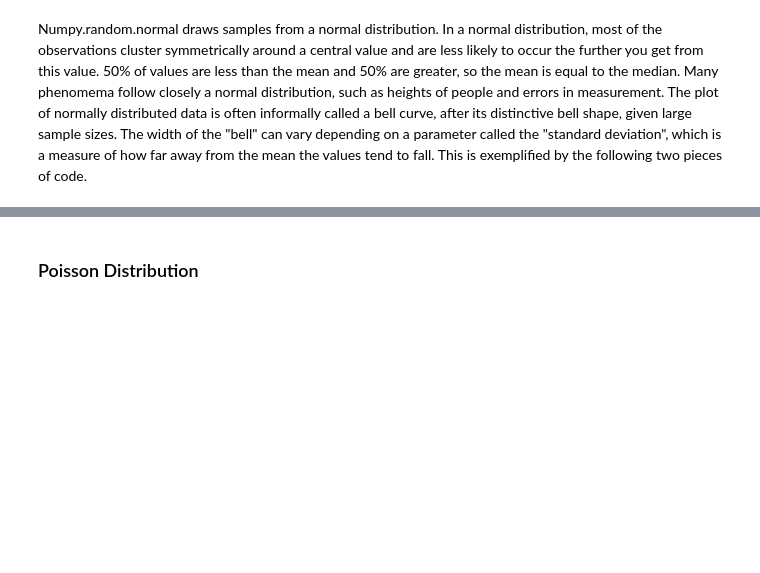
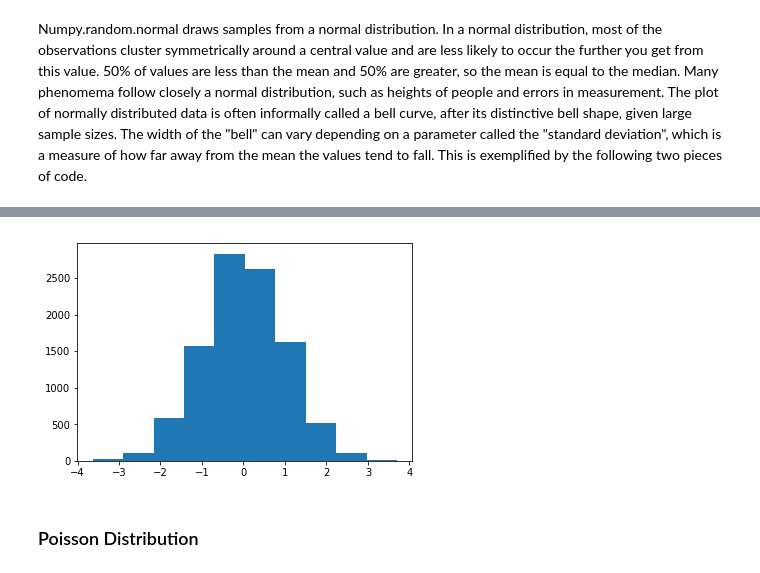
Before and after one commit to michealcannon/numpy-random, a Jupyter notebook: numpy-random.ipynb, the cells around one changed output, grey strips where cells are left out. Cells and saved outputs as stored; diff of their text form; code cells hidden in the pictures; blank space fills up the shorter version.

```diff
--- a/numpy-random.ipynb
+++ b/numpy-random.ipynb
@@ -166,3 +176,12 @@ Numpy.random.normal draws samples from a normal distribution. In a normal distri
+# %%
+import numpy as np
+import matplotlib.pyplot as plt
+mu, sigma = 0, 1 # mean and standard deviation
+s = np.random.normal(mu, sigma, 10000) # draw 10000 numbers in a normal distribution with mean = 0, standard deviation = 1
+plt.hist(s) # plot histogram of data
+plt.show() # show plot
+# %% [output]
+[figure, added]
 # %% [markdown]
 ### Poisson Distribution
 # %% [markdown]
```
Also changed, not shown: parts of 1 cell of this notebook.
